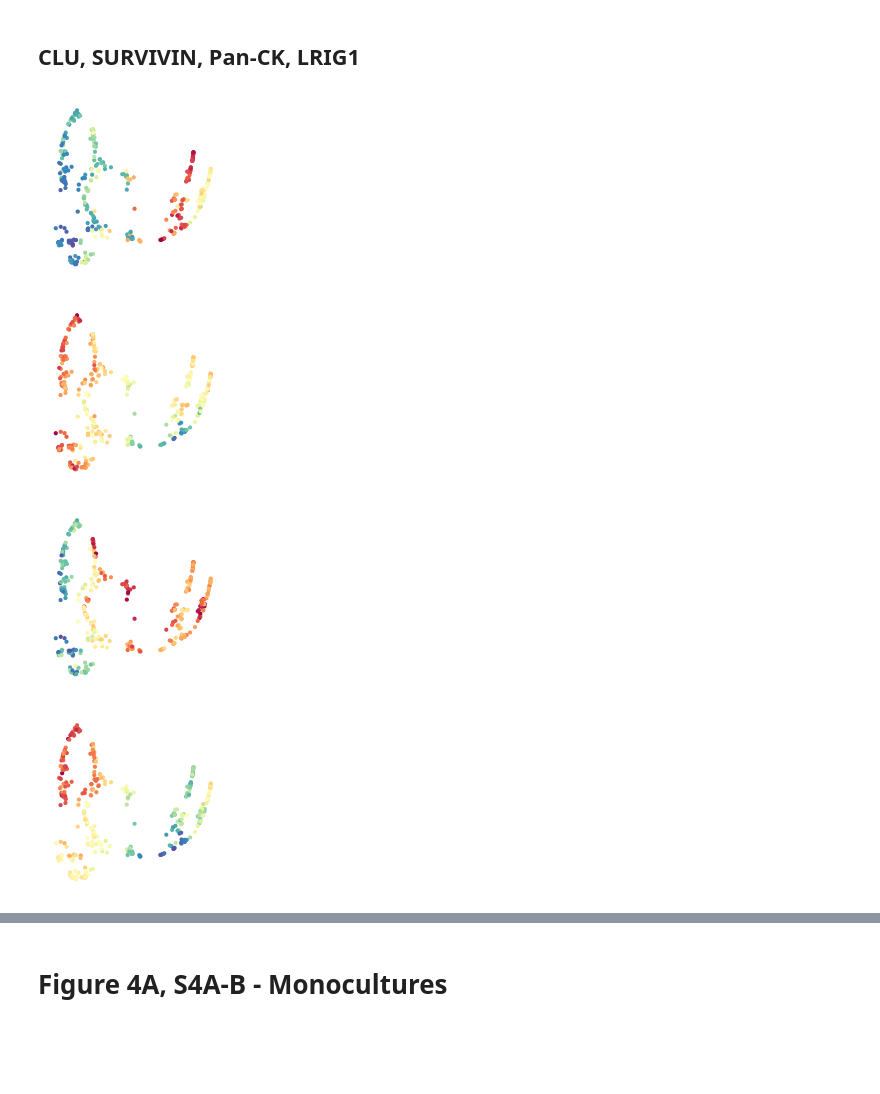
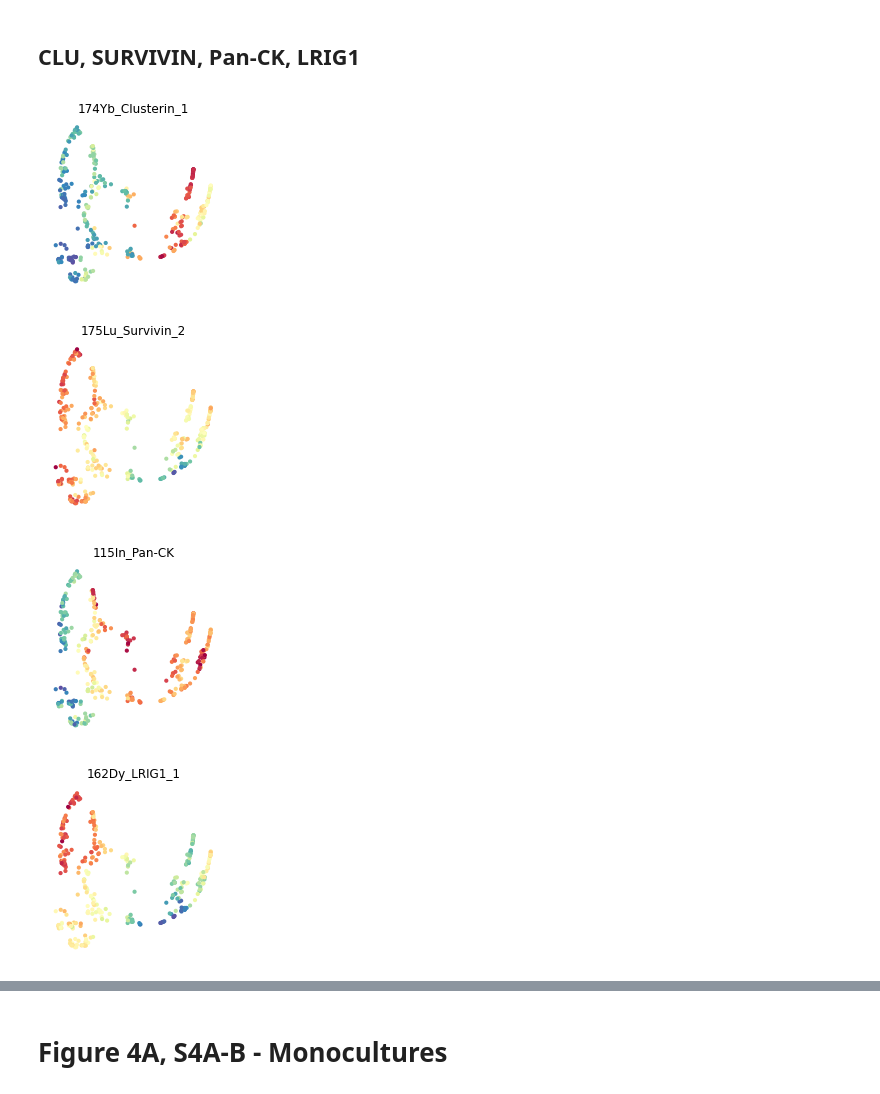
Before and after one commit to TAPE-Lab/Qin-CardosoRodriguez-et-al, a Jupyter notebook: Figure3_4-S3_S4/WENR Permutation/wenr-permutation_fig-3-4-s3-s4.ipynb, the cells around one changed output, grey strips where cells are left out. Drawn from its saved outputs; the diff is of its cells as text; code cells hidden in the pictures; blank space fills up the shorter version.

```diff
--- a/Figure3_4-S3_S4/WENR Permutation/wenr-permutation_fig-3-4-s3-s4.ipynb
+++ b/Figure3_4-S3_S4/WENR Permutation/wenr-permutation_fig-3-4-s3-s4.ipynb
@@ -394,25 +393,26 @@ fig.axis("off")
 # %%
 for marker in ["174Yb_Clusterin_1", "175Lu_Survivin_2", "115In_Pan-CK", "162Dy_LRIG1_1"]:
     fig, ax = plt.subplots(1, 1, figsize=(2.2, 2.2))
     fig = scprep.plot.scatter2d(
         Y_phate_df.iloc[:, -2:],
         c=Y_phate_df.loc[:, marker],
         cmap=sns.color_palette("Spectral_r", as_cmap=True),
         ticks=False,
         s=4,
         xlabel="",
         ylabel="",
         legend=False,
-        title="",
+        title=marker,
+        fontsize=5,
         # legend_ncol=2,
         ax=ax,
     )
     fig.axis("off")
 # %% [output]
-[figure, old version]
+[figure, new version]
-[figure, old version]
+[figure, new version]
-[figure, old version]
+[figure, new version]
-[figure, old version]
+[figure, new version]
 [interactive output not drawn]
 # %% [markdown]
 # Figure 4A, S4A-B - Monocultures
```
Also changed, not shown: parts of 17 cells of this notebook, 7 other files.
